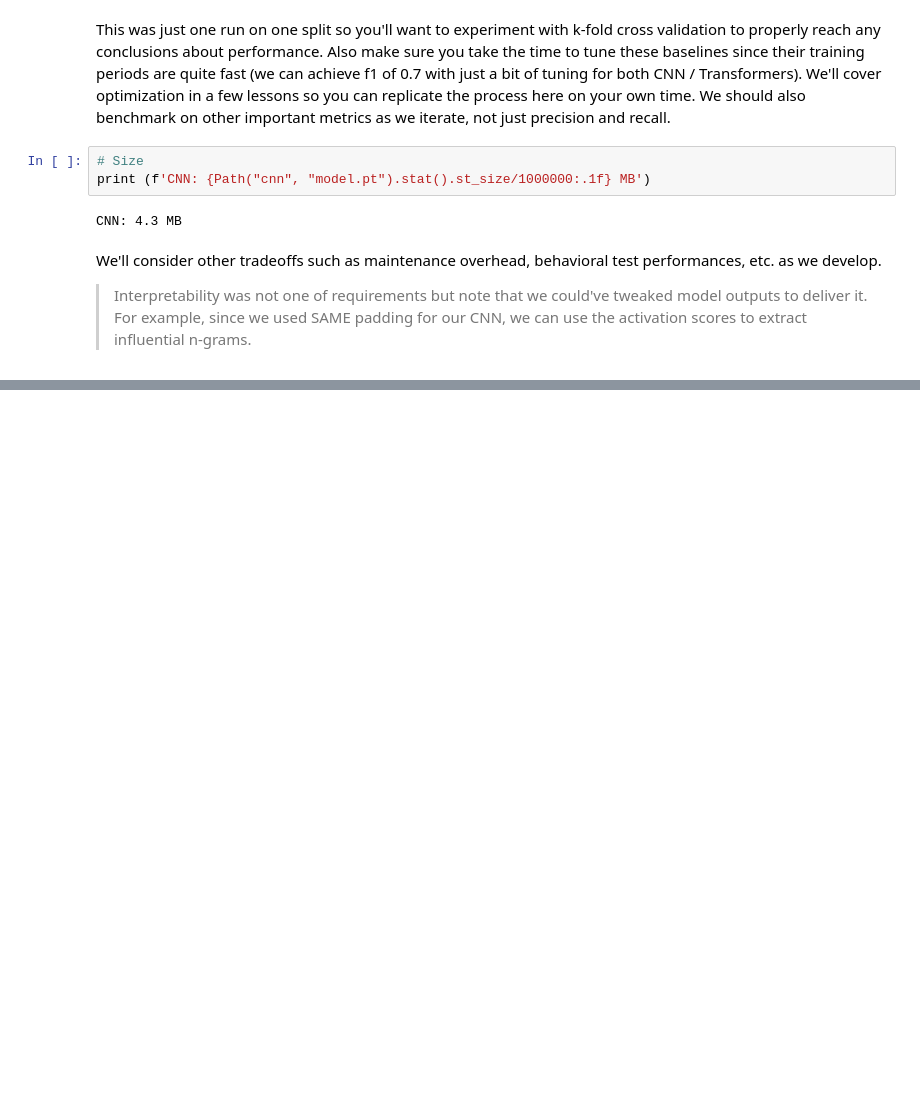
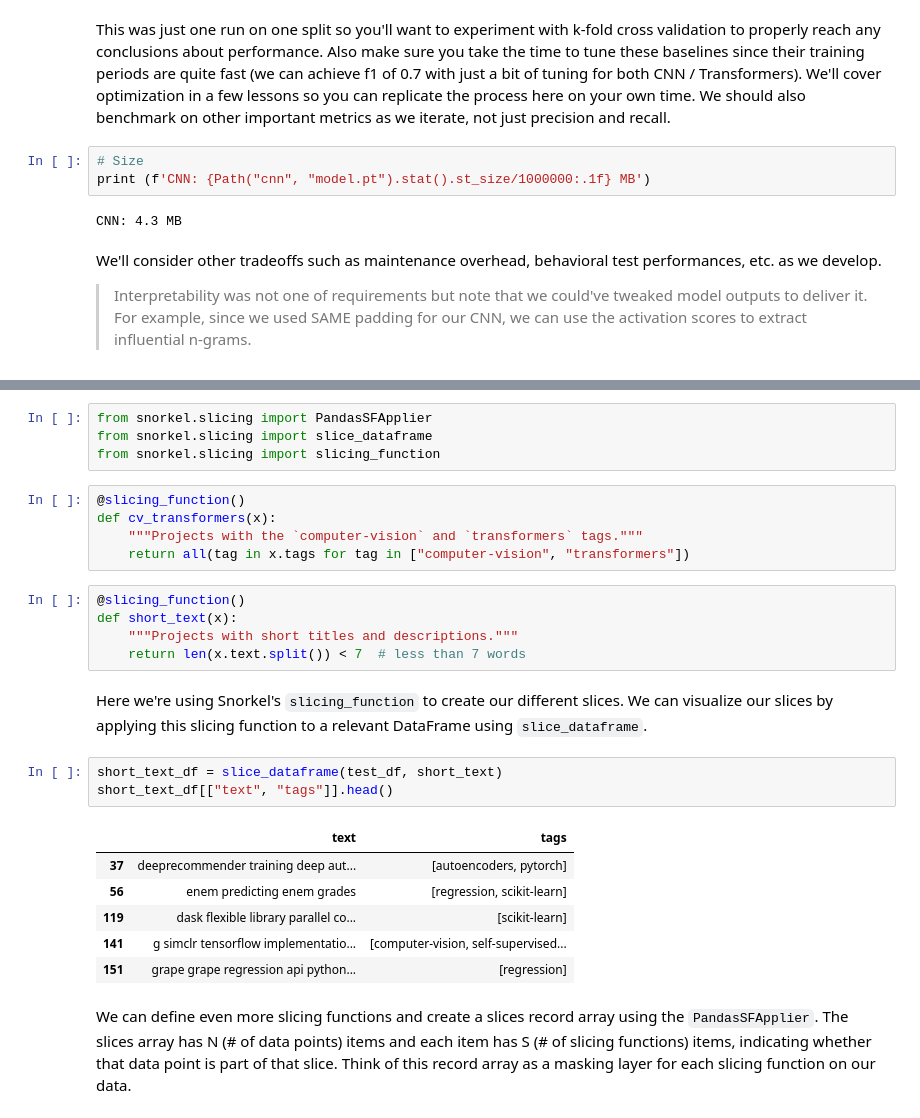
Before and after one commit to anantvaid/MadeWithML_Learnings, a Jupyter notebook: MLOps.ipynb, the cells around one changed output, grey strips where cells are left out. Cells and saved outputs as stored; diff of their text form; blank space fills up the shorter version.

```diff
--- a/MLOps.ipynb
+++ b/MLOps.ipynb
@@ -1975,0 +2140,28 @@ We'll consider other tradeoffs such as maintenance overhead, behavioral test per
+# %%
+from snorkel.slicing import PandasSFApplier
+from snorkel.slicing import slice_dataframe
+from snorkel.slicing import slicing_function
+# %%
+@slicing_function()
+def cv_transformers(x):
+    """Projects with the `computer-vision` and `transformers` tags."""
+    return all(tag in x.tags for tag in ["computer-vision", "transformers"])
+# %%
+@slicing_function()
+def short_text(x):
+    """Projects with short titles and descriptions."""
+    return len(x.text.split()) < 7  # less than 7 words
+# %% [markdown]
+Here we're using Snorkel's `slicing_function` to create our different slices. We can visualize our slices by applying this slicing function to a relevant DataFrame using `slice_dataframe`.
+# %%
+short_text_df = slice_dataframe(test_df, short_text)
+short_text_df[["text", "tags"]].head()
+# %% [output]
+|  | text | tags |
+| 37 | deeprecommender training deep aut... | [autoencoders, pytorch] |
+| 56 | enem predicting enem grades | [regression, scikit-learn] |
+| 119 | dask flexible library parallel co... | [scikit-learn] |
+| 141 | g simclr tensorflow implementatio... | [computer-vision, self-supervised... |
+| 151 | grape grape regression api python... | [regression] |
+# %% [markdown]
+We can define even more slicing functions and create a slices record array using the `PandasSFApplier`. The slices array has N (# of data points) items and each item has S (# of slicing functions) items, indicating whether that data point is part of that slice. Think of this record array as a masking layer for each slicing function on our data.
```
Also changed, not shown: parts of 39 cells of this notebook.
